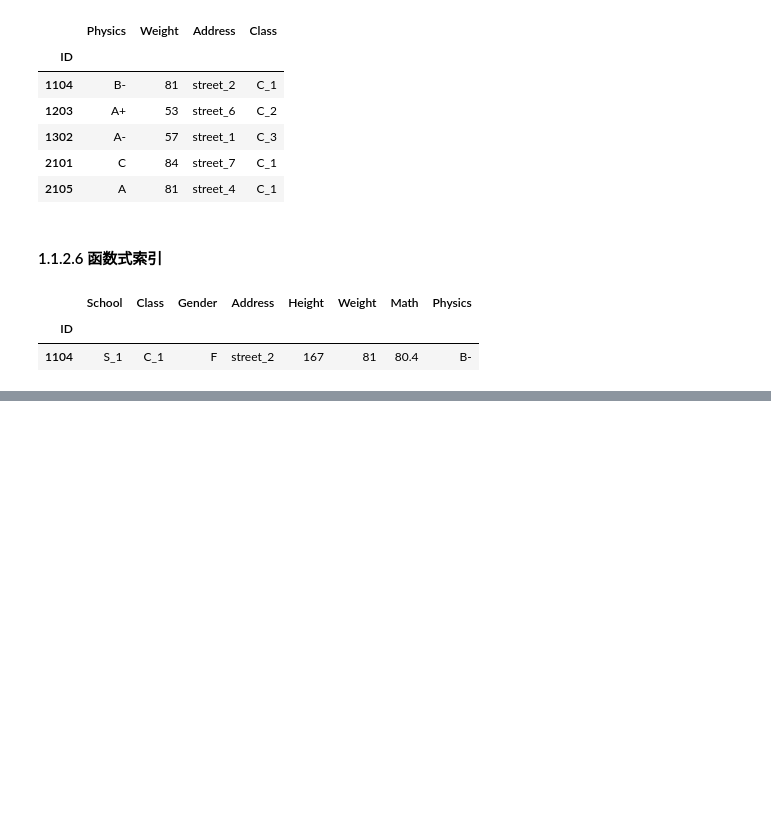
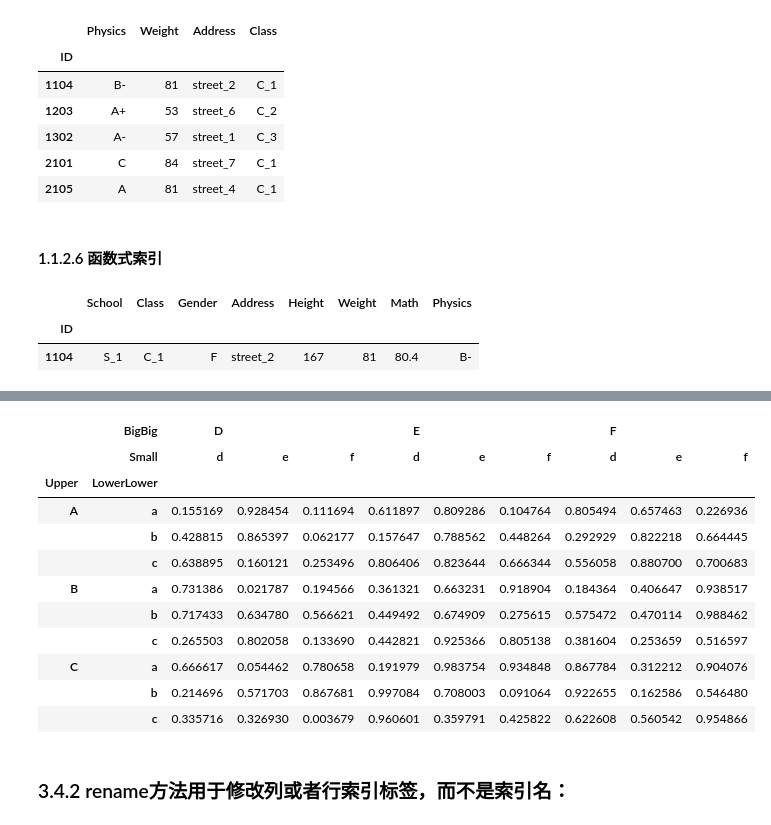
Before and after one commit to NorthblueM/Learning, a Jupyter notebook: Datawhale-Pandas/chapter2-索引.ipynb, the cells around one changed output, grey strips where cells are left out. Drawn from its saved outputs; the diff is of its cells as text; code cells hidden in the pictures; blank space fills up the shorter version.

```diff
--- a/Datawhale-Pandas/chapter2-索引.ipynb
+++ b/Datawhale-Pandas/chapter2-索引.ipynb
@@ -233,0 +1098,7 @@ df.iloc[lambda x:[3]].head()
+# %%
+L1,L2 = ['A','B','C'],['a','b','c']
+mul_index1 = pd.MultiIndex.from_product([L1,L2],names=('Upper', 'Lower'))
+L3,L4 = ['D','E','F'],['d','e','f']
+mul_index2 = pd.MultiIndex.from_product([L3,L4],names=('Big', 'Small'))
+df_temp = pd.DataFrame(np.random.rand(9,9),index=mul_index1,columns=mul_index2)
+df_temp.head()
@@ -233,0 +1149,17 @@ df.iloc[lambda x:[3]].head()
+# %%
+df_temp.rename_axis(index={'Lower':'LowerLower'},columns={'Big':'BigBig'})
+# %% [output]
+|  | BigBig | D |  |  | E |  |  | F |  |  |
+|  | Small | d | e | f | d | e | f | d | e | f |
+| Upper | LowerLower |  |  |  |  |  |  |  |  |  |
+| A | a | 0.155169 | 0.928454 | 0.111694 | 0.611897 | 0.809286 | 0.104764 | 0.805494 | 0.657463 | 0.226936 |
+|  | b | 0.428815 | 0.865397 | 0.062177 | 0.157647 | 0.788562 | 0.448264 | 0.292929 | 0.822218 | 0.664445 |
+|  | c | 0.638895 | 0.160121 | 0.253496 | 0.806406 | 0.823644 | 0.666344 | 0.556058 | 0.880700 | 0.700683 |
+| B | a | 0.731386 | 0.021787 | 0.194566 | 0.361321 | 0.663231 | 0.918904 | 0.184364 | 0.406647 | 0.938517 |
+|  | b | 0.717433 | 0.634780 | 0.566621 | 0.449492 | 0.674909 | 0.275615 | 0.575472 | 0.470114 | 0.988462 |
+|  | c | 0.265503 | 0.802058 | 0.133690 | 0.442821 | 0.925366 | 0.805138 | 0.381604 | 0.253659 | 0.516597 |
+| C | a | 0.666617 | 0.054462 | 0.780658 | 0.191979 | 0.983754 | 0.934848 | 0.867784 | 0.312212 | 0.904076 |
+|  | b | 0.214696 | 0.571703 | 0.867681 | 0.997084 | 0.708003 | 0.091064 | 0.922655 | 0.162586 | 0.546480 |
+|  | c | 0.335716 | 0.326930 | 0.003679 | 0.960601 | 0.359791 | 0.425822 | 0.622608 | 0.560542 | 0.954866 |
+# %% [markdown]
+### 3.4.2 rename方法用于修改列或者行索引标签，而不是索引名：
```
Also changed, not shown: parts of 151 cells of this notebook, 2 other files.
